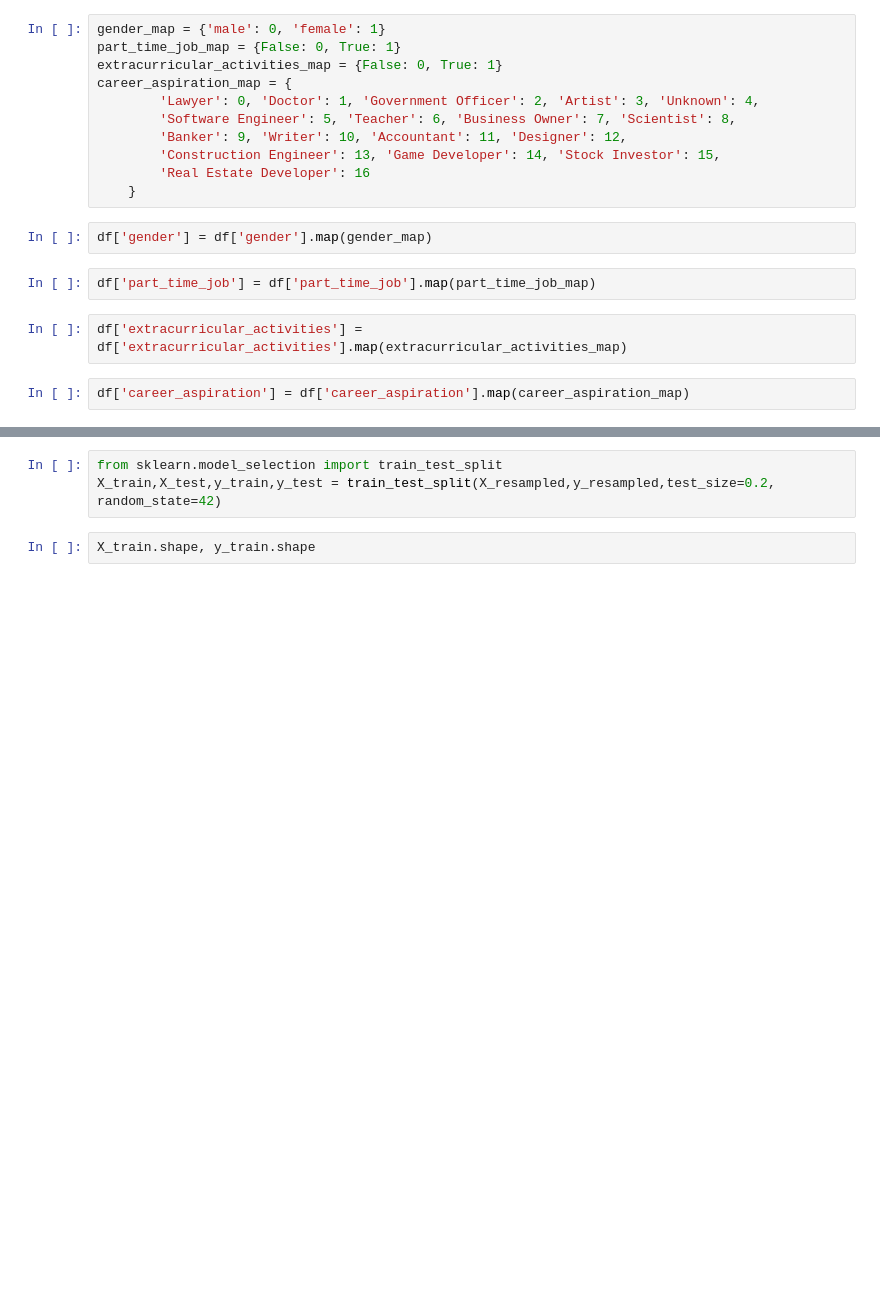
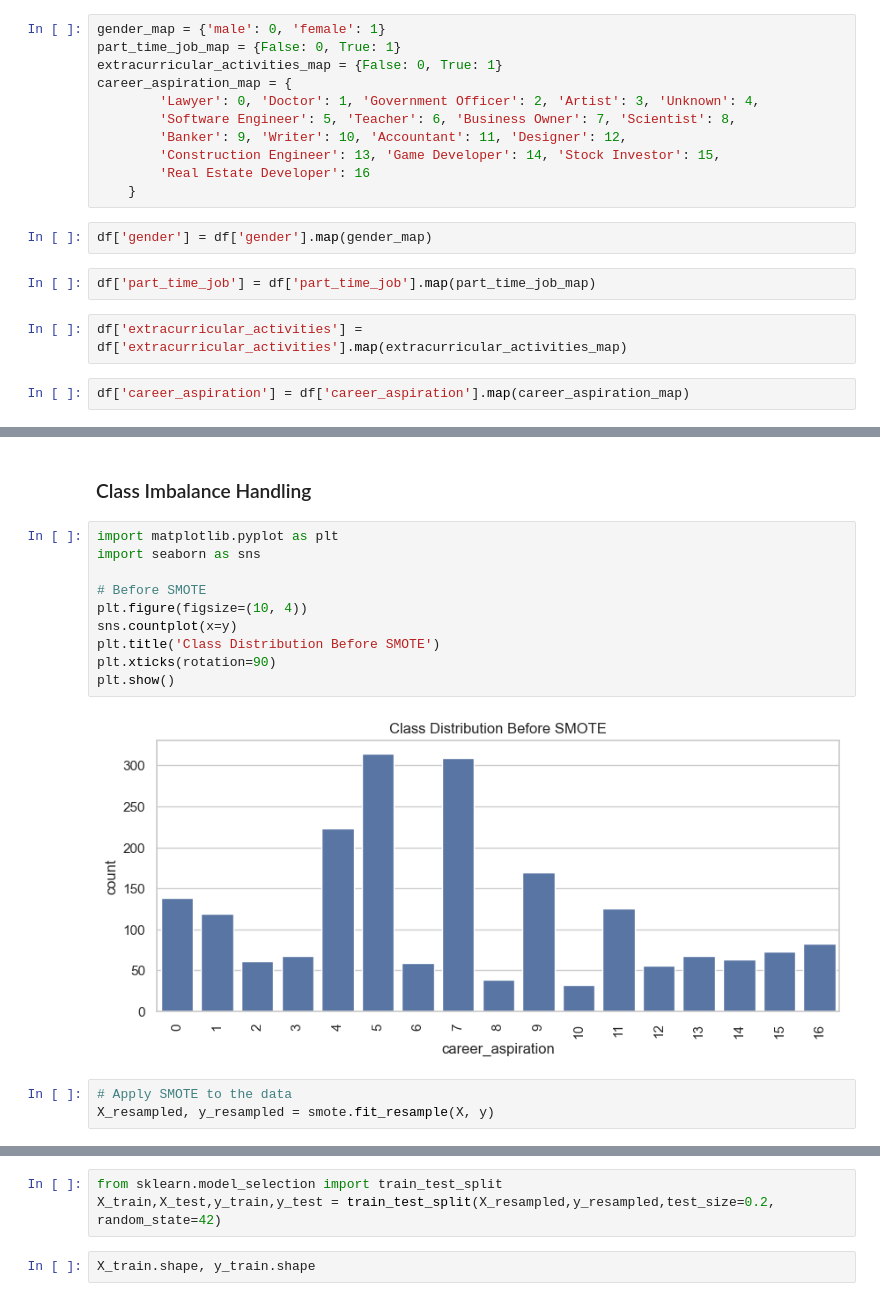
Before and after one commit to sneha054/Career_perspect_recommender_, a Jupyter notebook: recommendations.ipynb, the cells around one changed output, grey strips where cells are left out. Drawn from its saved outputs; the diff is of its cells as text; blank space fills up the shorter version.

```diff
--- a/recommendations.ipynb
+++ b/recommendations.ipynb
@@ -51,0 +177,17 @@ X_resampled, y_resampled = smote.fit_resample(X, y)
+# %% [markdown]
+### Class Imbalance Handling
+# %%
+import matplotlib.pyplot as plt
+import seaborn as sns
+
+# Before SMOTE
+plt.figure(figsize=(10, 4))
+sns.countplot(x=y)
+plt.title('Class Distribution Before SMOTE')
+plt.xticks(rotation=90)
+plt.show()
+# %% [output]
+[figure, added]
+# %%
+# Apply SMOTE to the data
+X_resampled, y_resampled = smote.fit_resample(X, y)
```
Also changed, not shown: parts of 43 cells of this notebook, 4 other files.
